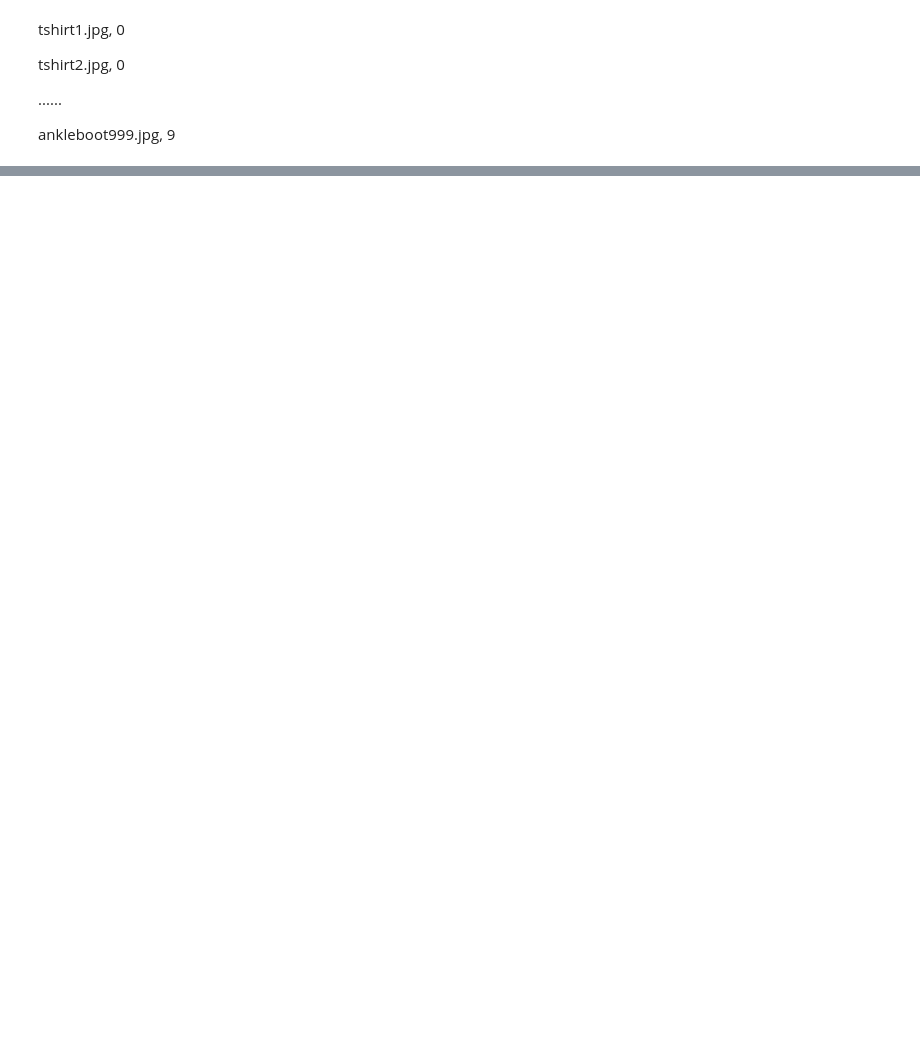
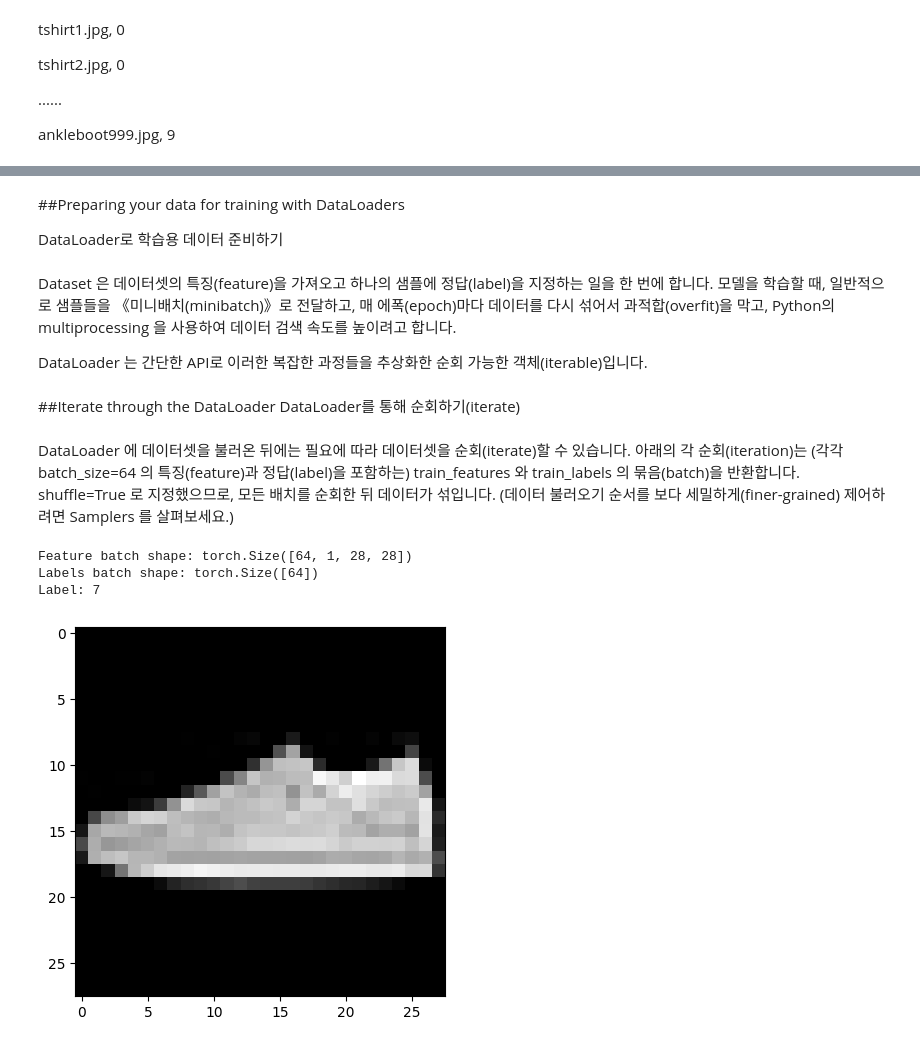
Before and after one commit to ChanggonSong/PyTorch-Tutorials, a Jupyter notebook: Datasets_&_Dataloaders.ipynb, the cells around one changed output, grey strips where cells are left out. Saved outputs shown, nothing was run; the diff lists cells and outputs as text; code cells hidden in the pictures; blank space fills up the shorter version.

```diff
--- a/Datasets_&_Dataloaders.ipynb
+++ b/Datasets_&_Dataloaders.ipynb
@@ -130,0 +138,33 @@ def __init__(self, annotations_file, img_dir, transform=None, target_transform=N
+# %% [markdown]
+##Preparing your data for training with DataLoaders
+
+DataLoader로 학습용 데이터 준비하기
+# %% [markdown]
+Dataset 은 데이터셋의 특징(feature)을 가져오고 하나의 샘플에 정답(label)을 지정하는 일을 한 번에 합니다. 모델을 학습할 때, 일반적으로 샘플들을 《미니배치(minibatch)》로 전달하고, 매 에폭(epoch)마다 데이터를 다시 섞어서 과적합(overfit)을 막고, Python의 multiprocessing 을 사용하여 데이터 검색 속도를 높이려고 합니다.
+
+DataLoader 는 간단한 API로 이러한 복잡한 과정들을 추상화한 순회 가능한 객체(iterable)입니다.
+# %%
+from torch.utils.data import DataLoader
+
+train_dataloader = DataLoader(training_data, batch_size=64, shuffle=True)
+test_dataloader = DataLoader(test_data, batch_size=64, shuffle=True)
+# %% [markdown]
+##Iterate through the DataLoader
+DataLoader를 통해 순회하기(iterate)
+# %% [markdown]
+DataLoader 에 데이터셋을 불러온 뒤에는 필요에 따라 데이터셋을 순회(iterate)할 수 있습니다. 아래의 각 순회(iteration)는 (각각 batch_size=64 의 특징(feature)과 정답(label)을 포함하는) train_features 와 train_labels 의 묶음(batch)을 반환합니다. shuffle=True 로 지정했으므로, 모든 배치를 순회한 뒤 데이터가 섞입니다. (데이터 불러오기 순서를 보다 세밀하게(finer-grained) 제어하려면 Samplers 를 살펴보세요.)
+# %%
+# 이미지와 정답(label)을 표시합니다.
+train_features, train_labels = next(iter(train_dataloader))
+print(f"Feature batch shape: {train_features.size()}")
+print(f"Labels batch shape: {train_labels.size()}")
+img = train_features[0].squeeze()
+label = train_labels[0]
+plt.imshow(img, cmap="gray")
+print(f"Label: {label}")
+plt.show()
+# %% [output]
+Feature batch shape: torch.Size([64, 1, 28, 28])
+Labels batch shape: torch.Size([64])
+Label: 7
+[figure, added]
```
Also changed, not shown: parts of 10 cells of this notebook.
